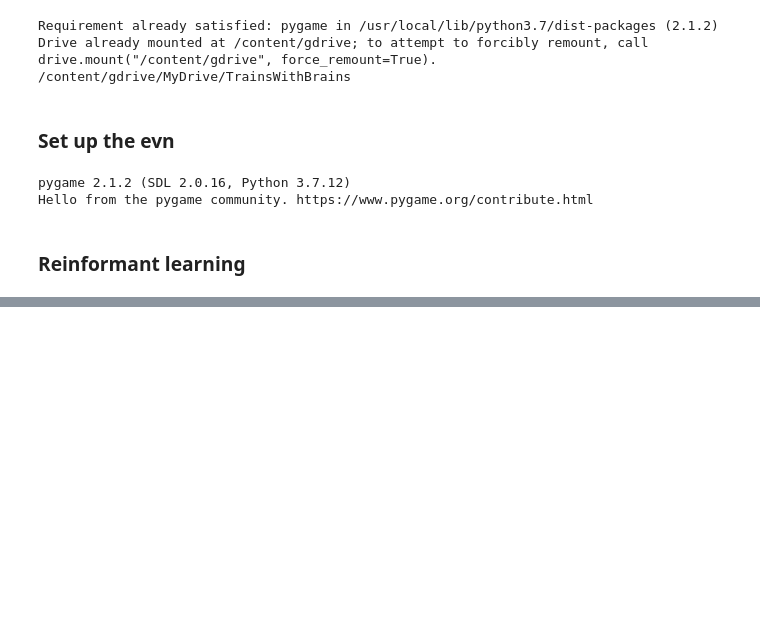
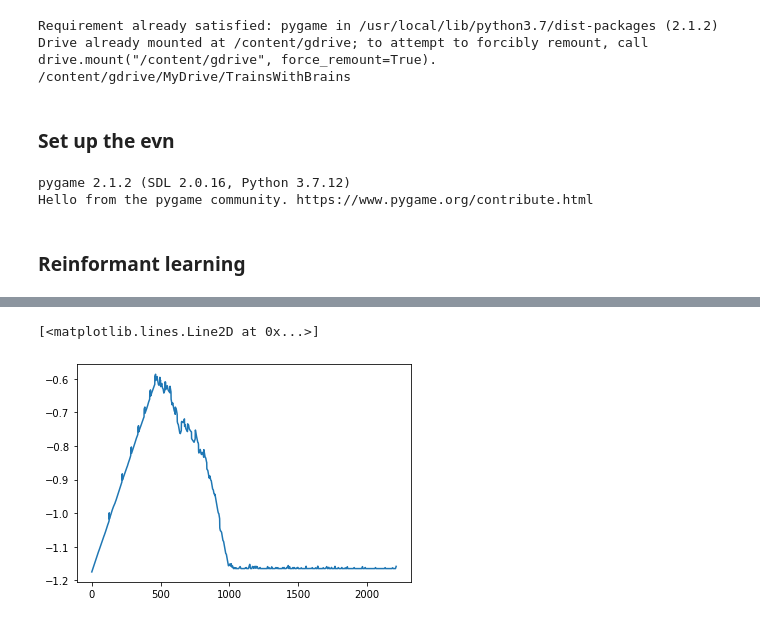
Before and after one commit to stianteien/TrainsWithBrains, a Jupyter notebook: main_notebook.ipynb, the cells around one changed output, grey strips where cells are left out. Drawn from its saved outputs; the diff is of its cells as text; code cells hidden in the pictures; blank space fills up the shorter version.

Commit message:
ready for line5 6 new

```diff
--- a/main_notebook.ipynb
+++ b/main_notebook.ipynb
@@ -181,3 +162,8 @@ plt.plot(speeds)
+# %%
+plt.plot(rewards)
+# %% [output]
+[<matplotlib.lines.Line2D at 0x...>]
+[figure, added]
 # %%
 !git pull
 # %% [output]
```
Also changed, not shown: parts of 7 cells of this notebook.
